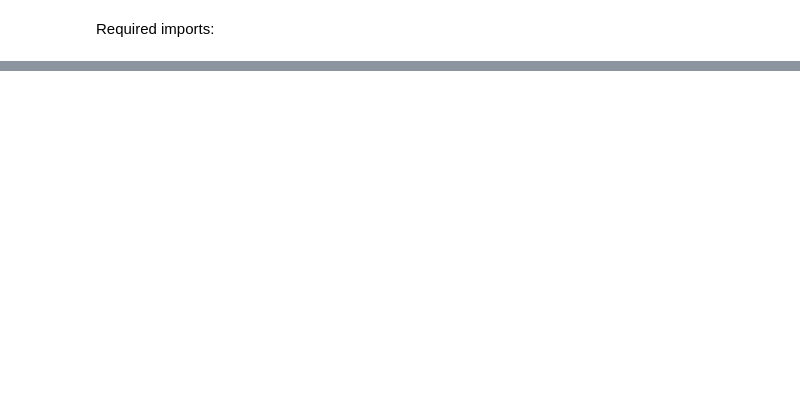
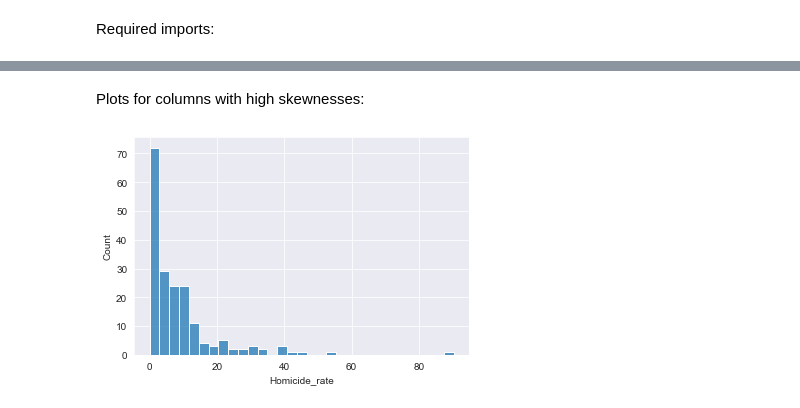
Before and after one commit to Asaf31214/CountryClustering, a Jupyter notebook: notebooks/main.ipynb, the cells around one changed output, grey strips where cells are left out. Cells and saved outputs as stored; diff of their text form; code cells hidden in the pictures; blank space fills up the shorter version.

Commit message:
Added missing graph

```diff
--- a/notebooks/main.ipynb
+++ b/notebooks/main.ipynb
@@ -94,0 +90,3 @@ plt.show()
+# %%
+X=final_set.drop(["Country_name"],axis=1)
+c=final_set["Country_name"]
@@ -94,0 +109,7 @@ plt.show()
+# %% [markdown]
+Plots for columns with high skewnesses:
+# %%
+sns.histplot(data=X, x='Homicide_rate')
+plt.show()
+# %% [output]
+[figure, added]
```
Also changed, not shown: parts of 65 cells of this notebook.
